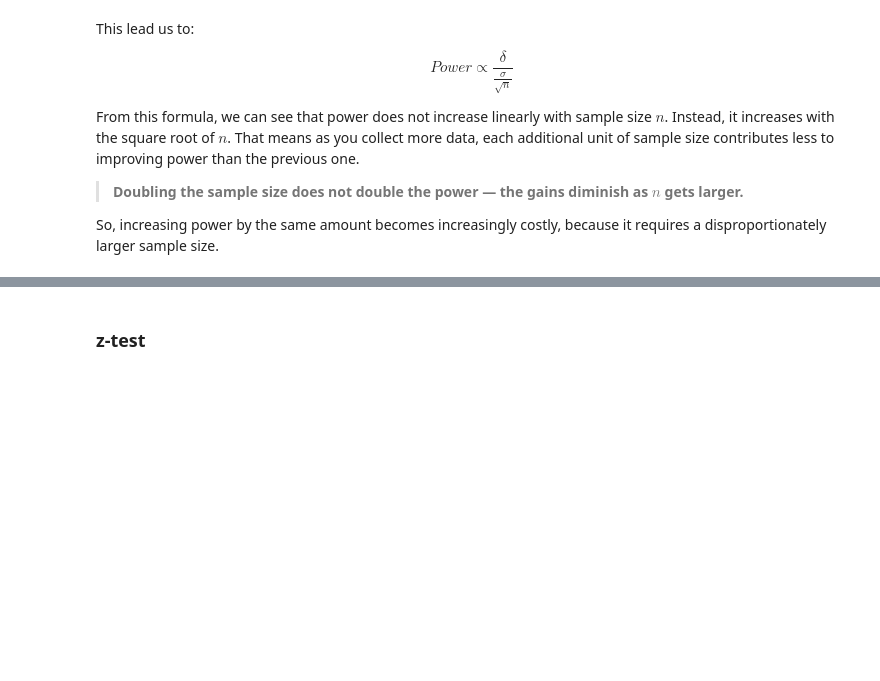
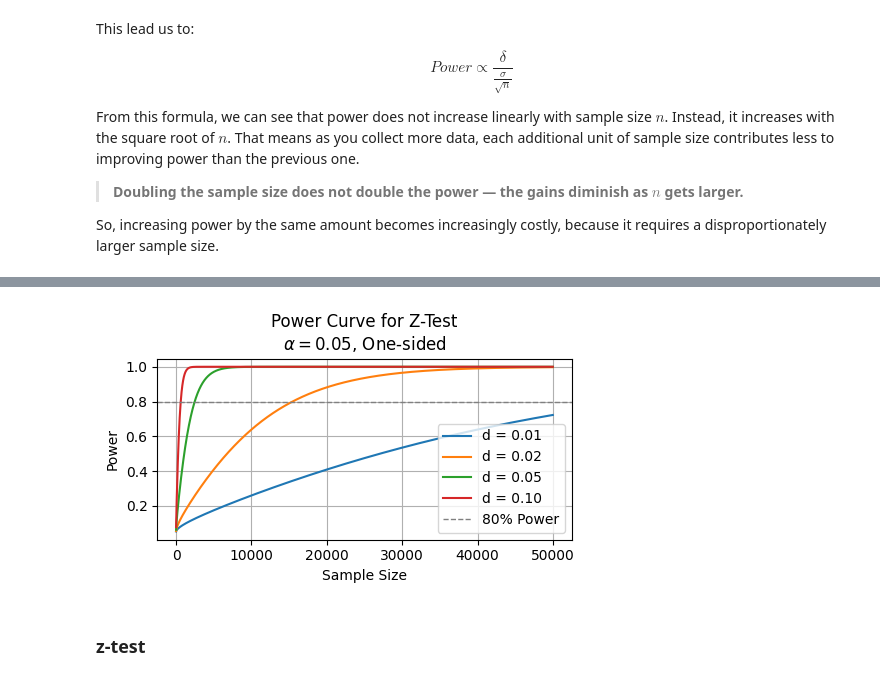
Before and after one commit to leandroohf/statistics, a Jupyter notebook: statistics_inference_cheat_sheet.ipynb, the cells around one changed output, grey strips where cells are left out. Drawn from its saved outputs; the diff is of its cells as text; code cells hidden in the pictures; blank space fills up the shorter version.

Commit message:
nb: power analyses n trithworh controlled experiments

```diff
--- a/statistics_inference_cheat_sheet.ipynb
+++ b/statistics_inference_cheat_sheet.ipynb
@@ -185,3 +194,40 @@ So, increasing power by the same amount becomes increasingly costly, because it
+# %%
+import numpy as np
+import matplotlib.pyplot as plt
+from scipy.stats import norm
+
+def plot_ztest_power_curve(effect_sizes=[0.01, 0.02, 0.05, 0.1],
+                           sample_sizes=range(5, 50000, 25),
+                           alpha=0.05,
+                           one_sided=True,
+                           title='Power Curve for Z-Test'):
+
+    z_alpha = norm.ppf(1 - alpha) if one_sided else norm.ppf(1 - alpha / 2)
+    sample_sizes = np.array(sample_sizes)
+
+    plt.figure(figsize=(5, 3))
+
+    for d in effect_sizes:
+        powers = []
+        for n in sample_sizes:
+            z_beta = z_alpha - d * np.sqrt(n)
+            power = 1 - norm.cdf(z_beta)
+            powers.append(power)
+
+        plt.plot(sample_sizes, powers, label=f'd = {d:.2f}')
+
+    plt.axhline(0.8, color='gray', linestyle='--', linewidth=1, label='80% Power')
+    plt.title(title + f"\n$\\alpha = {alpha}$, {'One-sided' if one_sided else 'Two-sided'}")
+    plt.xlabel('Sample Size')
+    plt.ylabel('Power')
+    plt.grid(True)
+    plt.legend()
+    plt.tight_layout()
+    plt.show()
+# %%
+plot_ztest_power_curve()
+# %% [output]
+[figure, added]
 # %% [markdown]
 ### z-test
 # %% [markdown]
```
Also changed, not shown: parts of 5 cells of this notebook.
